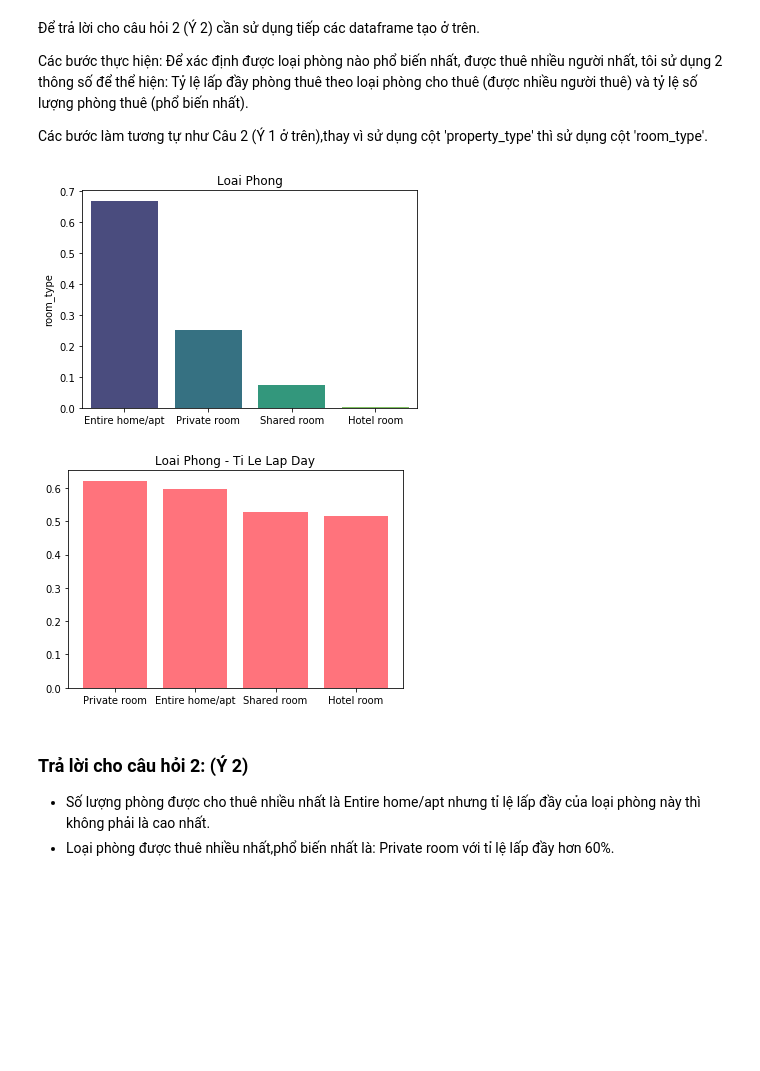
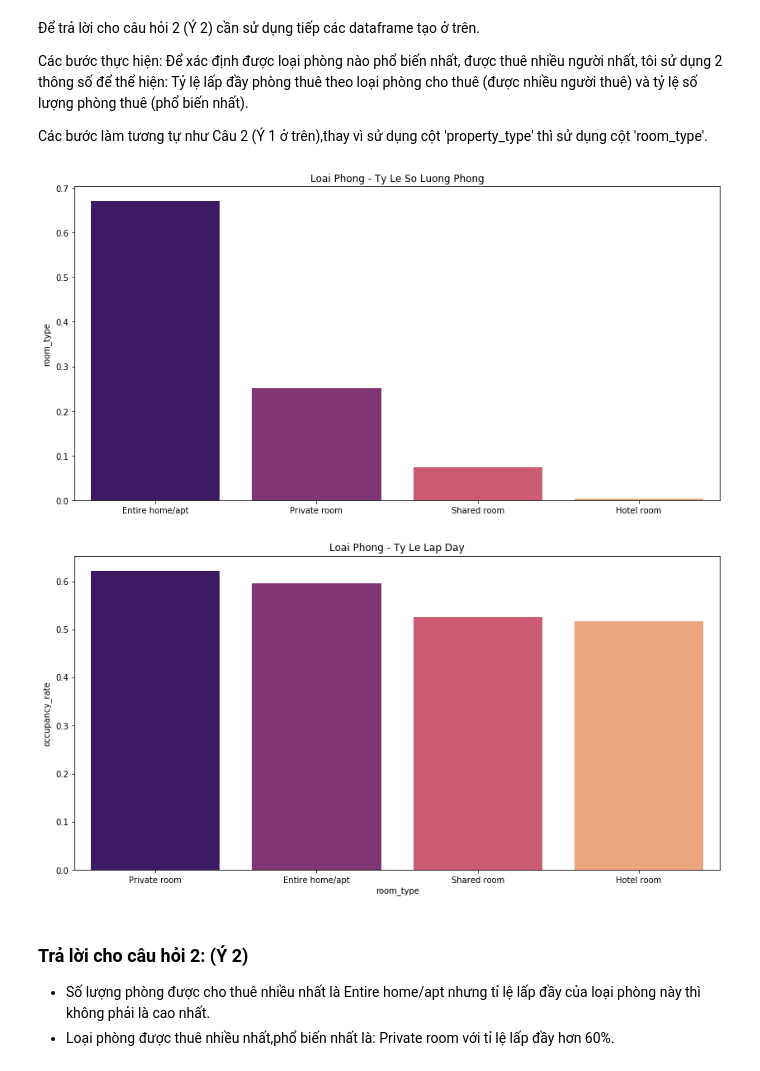
Before and after one commit to Tuyetmayy2410/LTKHDL_FinalProject, a Jupyter notebook: 1712892-NguyenThiTuyet.ipynb, the cells around one changed output. Saved outputs shown, nothing was run; the diff lists cells and outputs as text; code cells hidden in the pictures; blank space fills up the shorter version.

```diff
--- a/1712892-NguyenThiTuyet.ipynb
+++ b/1712892-NguyenThiTuyet.ipynb
@@ -640,20 +644,20 @@ Các bước thực hiện: Để xác định được loại phòng nào phổ
 
 Các bước làm tương tự như Câu 2 (Ý 1 ở trên),thay vì sử dụng cột 'property_type' thì sử dụng cột 'room_type'.
 # %%
-#Ve bieu do the hien ti le cua tung loai phong
-plt.figure()
-sns.barplot(df_ABListings_New.room_type.value_counts().index, df_ABListings_New.room_type.value_counts()/df_ABListings.shape[0], palette = 'viridis')
-plt.title("Loai Phong")
+
+plt.figure(figsize=(14,7))
+sns.barplot(df_ABListings_New.room_type.value_counts().index, df_ABListings_New.room_type.value_counts()/df_ABListings.shape[0], palette = 'magma')
+plt.title("Loai Phong - Ty Le So Luong Phong")
 #Tao mot dataframe chua cac ti le lap day theo tung loai phong cho thue
 df_Room_Type_Occu = pd.DataFrame(df_ABListings_New.groupby('room_type').occupancy_rate.mean())
 df_Room_Type_Occu = df_Room_Type_Occu.sort_values(by=['occupancy_rate'], ascending=False)
 #Ve bieu do the hien ti le lap day cua tung loai phong
-plt.figure()
-plt.bar(df_Room_Type_Occu.index, df_Room_Type_Occu.occupancy_rate, color='#FF737C')
-plt.title("Loai Phong - Ti Le Lap Day");
+plt.figure(figsize=(14,7))
+sns.barplot(df_Room_Type_Occu.index, df_Room_Type_Occu.occupancy_rate, palette = 'magma')
+plt.title("Loai Phong - Ty Le Lap Day");
 # %% [output]
-[figure, old version]
+[figure, new version]
-[figure, old version]
+[figure, new version]
 # %% [markdown]
 ### Trả lời cho câu hỏi 2: (Ý 2)
 - Số lượng phòng được cho thuê nhiều nhất là Entire home/apt nhưng tỉ lệ lấp đầy của loại phòng này thì không phải là cao nhất.
```
Also changed, not shown: parts of 15 cells of this notebook.
